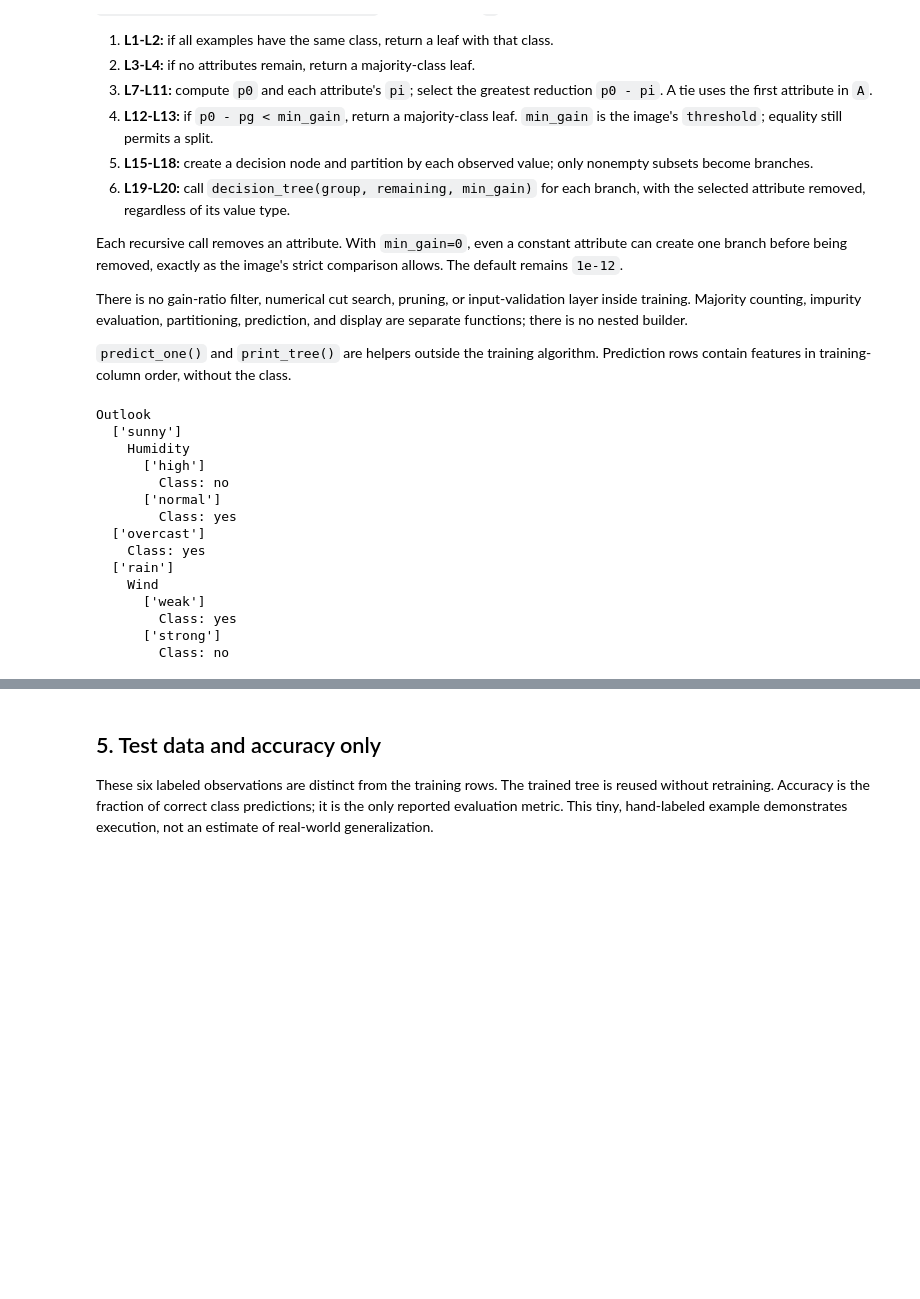
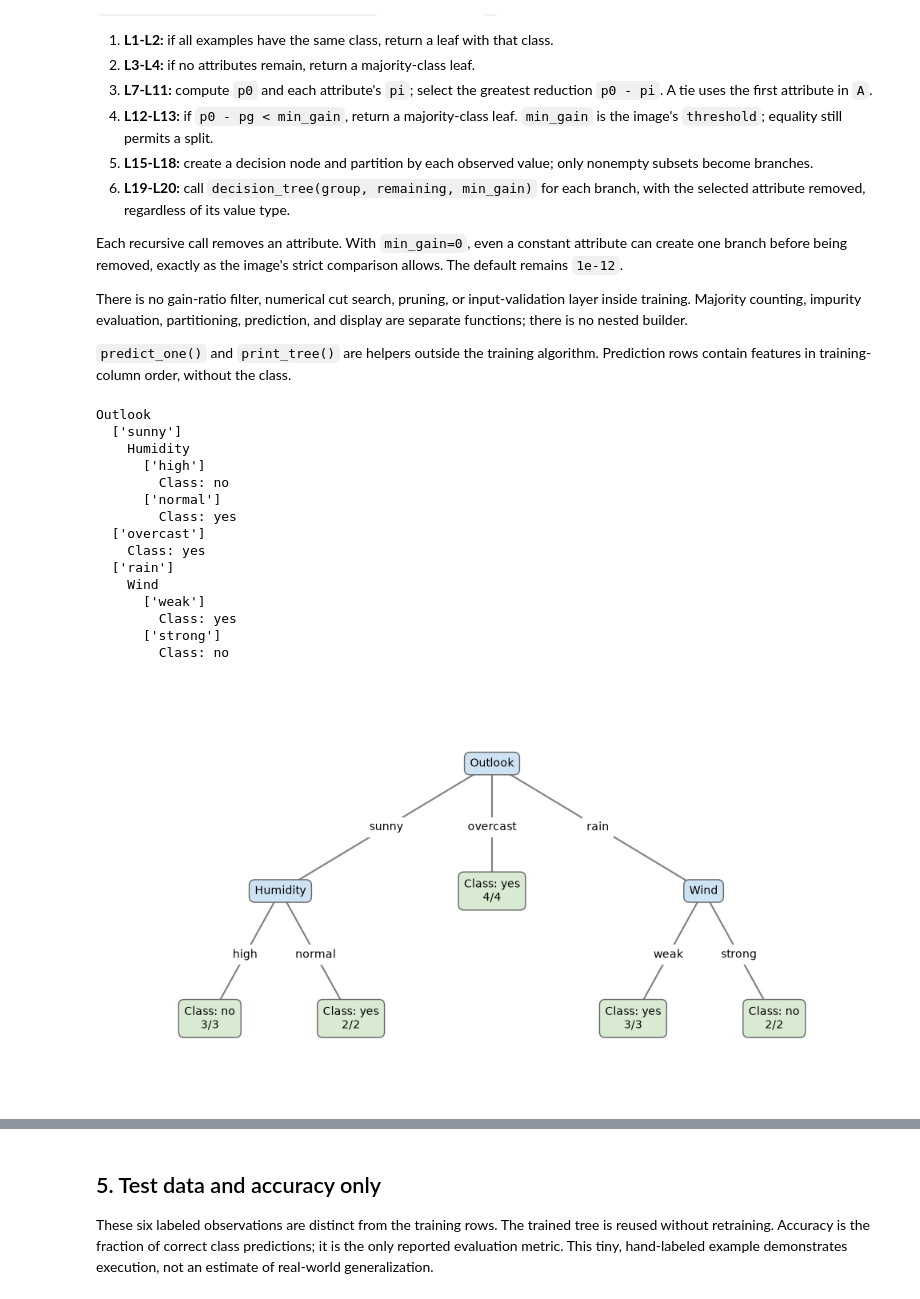
Before and after one commit to joaquinbianciotto/Decision-tree-research, a Jupyter notebook: decision-tree.ipynb, the cells around one changed output, grey strips where cells are left out. Cells and saved outputs as stored; diff of their text form; code cells hidden in the pictures; blank space fills up the shorter version.

Commit message:
visualizacion del arbol en celda

```diff
--- a/decision-tree.ipynb
+++ b/decision-tree.ipynb
@@ -65,6 +66,8 @@ class Node:  # Define la estructura del nodo T del pseudocódigo.
         self.attribute = attribute  # L15: atributo de decisión; None indica que el nodo es una hoja.
         self.threshold = threshold  # Campo opcional de los auxiliares; el entrenamiento literal no usa cortes.
         self.children = {}  # L19: almacena las ramas y sus subárboles hijos.
+        self.sample_count = None  # Unknown until a leaf is built from training rows.
+        self.predicted_class_count = None
 # %% [markdown]
 ## 3. Impurity evaluation
 
@@ -137,15 +140,23 @@ Prediction rows contain features in training-column order, without the class.
 # %%
 def majority_class(D):  # Auxiliar: obtiene la clase más frecuente para las hojas y el respaldo de predicción.
     return Counter(row[-1] for row in D).most_common(1)[0][0]  # En un empate, conserva la primera clase observada.
+
+
+def make_leaf(D, prediction):
+    """Record support from this leaf's training subset, not evaluation rows."""
+    leaf = Node(prediction)
+    leaf.sample_count = len(D)
+    leaf.predicted_class_count = sum(row[-1] == prediction for row in D)
+    return leaf
 
 
 def decision_tree(D, A, min_gain=1e-12):  # Devuelve T; min_gain corresponde a threshold en la imagen.
     A = list(A)  # Conserva una lista local de los atributos disponibles.
     classes = {row[-1] for row in D}  # L1: obtiene las clases presentes en D.
     if len(classes) == 1:  # L1: todos los ejemplos pertenecen a la misma clase.
-        return Node(D[0][-1])  # L2: crea una hoja etiquetada con esa clase.
+        return make_leaf(D, D[0][-1])  # L2: create a pure-class leaf.
     elif not A:  # L3: no quedan atributos para dividir D.
-        return Node(majority_class(D))  # L4: crea una hoja con la clase más frecuente.
+        return make_leaf(D, majority_class(D))  # L4: create a majority-class leaf.
     else:  # L5-L6: D mezcla clases y todavía hay atributos disponibles.
         p0 = impurityEval_1(D)  # L7: calcula la impureza inicial de D.
         impurities = []  # Guarda la impureza posterior de cada atributo.
@@ -154,7 +165,7 @@ def decision_tree(D, A, min_gain=1e-12):  # Devuelve T; min_gain corresponde a t
             impurities.append((Ai, pi))  # L10: conserva el resultado de esta evaluación.
         Ag, pg = min(impurities, key=lambda item: item[1])  # L11: minimizar pg maximiza p0 - pg.
         if p0 - pg < min_gain:  # L12: la reducción es menor que el umbral de la imagen.
-            return Node(majority_class(D))  # L13: crea una hoja con la clase más frecuente.
+            return make_leaf(D, majority_class(D))  # L13: create a majority-class leaf.
         else:  # L14: la reducción alcanza el umbral.
             node = Node(majority_class(D), attribute=Ag)  # L15: crea T como nodo de decisión sobre Ag.
             groups = partition(Ag, D)  # L16: divide D según los valores observados de Ag.
@@ -180,30 +191,96 @@ def print_tree(node, columns, indent=""):  # Paso adicional: muestra el árbol e
     if node.attribute is None:  # Reconoce una hoja como las creadas en L2, L4 o L13.
         print(f"{indent}Class: {node.prediction}")  # Muestra la clase cj asignada a la hoja.
         return  # Termina la visualización de esta hoja.
     print(f"{indent}{columns[node.attribute]}")  # Muestra el nombre del atributo Ag del nodo de decisión.
     for branch, child in node.children.items():  # Recorre las ramas y los subárboles creados en L19-L20.
         label = repr(branch)  # Prepara la etiqueta del valor categórico vj.
         if node.threshold is not None:  # Comprueba si la rama pertenece a una división numérica.
             label = f"{'<=' if branch else '>'} {node.threshold:g}"  # Muestra qué lado del umbral representa esta rama.
         print(f"{indent}  [{label}]")  # Imprime la condición de la rama.
         print_tree(child, columns, indent + "    ")  # Muestra recursivamente el subárbol hijo Tj con mayor sangría.
 
 
+def tree_layout(tree):
+    """Space leaves evenly and center each parent over its children."""
+    nodes, edges = [], []
+    next_leaf = 0
+
+    def visit(node, depth):
+        nonlocal next_leaf
+        children = [(branch, visit(child, depth + 1))
+                    for branch, child in node.children.items()]
+        if children:
+            x = (children[0][1][0] + children[-1][1][0]) / 2
+        else:
+            x = next_leaf
+            next_leaf += 1
+        position = (x, -depth)
+        nodes.append((node, position))
+        for branch, child_position in children:
+            label = str(branch)
+            if node.threshold is not None:
+                label = f"{'<=' if branch else '>'} {node.threshold:g}"
+            edges.append((position, child_position, label))
+        return position
+
+    visit(tree, 0)
+    return nodes, edges
+
+
+def plot_tree(tree, columns):
+    """Display the custom tree without changing it or installing dependencies."""
+    try:
+        import matplotlib.pyplot as plt
+    except ModuleNotFoundError as error:
+        if error.name != 'matplotlib':
+            raise
+        print('Tree plot unavailable: matplotlib is not installed; see the text tree above.')
+        return None
+
+    nodes, edges = tree_layout(tree)
+    width = max(position[0] for _, position in nodes) + 1
+    depth = -min(position[1] for _, position in nodes)
+    fig, ax = plt.subplots(figsize=(max(6, 2 * width), max(3, 1.8 * (depth + 1))))
+    for start, end, label in edges:
+        ax.plot([start[0], end[0]], [start[1], end[1]], color='0.5', zorder=1)
+        ax.text((start[0] + end[0]) / 2, (start[1] + end[1]) / 2, label,
+                ha='center', va='center', parse_math=False,
+                bbox=dict(facecolor='white', edgecolor='none'), zorder=2)
+    for node, (x, y) in nodes:
+        leaf = node.attribute is None
+        label = f'Class: {node.prediction}' if leaf else str(columns[node.attribute])
+        if leaf:
+            total = node.sample_count if node.sample_count is not None else 'unknown'
+            matching = node.predicted_class_count if node.predicted_class_count is not None else 'unknown'
+            label += f'\n{matching}/{total}'
+        ax.text(x, y, label, ha='center', va='center', parse_math=False,
+                bbox=dict(boxstyle='round,pad=0.5', facecolor='#d9ead3' if leaf else '#cfe2f3',
+                          edgecolor='0.4'), zorder=3)
+    ax.set_xlim(-0.75, width - 0.25)
+    ax.set_ylim(-depth - 0.6, 0.6)
+    ax.set_axis_off()
+    fig.tight_layout()
+    plt.show()
+    return fig, ax
+
+
 tree = decision_tree(D, A)  # Invoca el algoritmo con los datos y atributos para obtener el árbol entrenado.
 print_tree(tree, columns)  # Muestra el árbol resultante al finalizar el cuarto bloque.
+plot_tree(tree, columns)  # Display the diagram in this training cell's output.
 # %% [output]
 Outlook
   ['sunny']
     Humidity
       ['high']
         Class: no
       ['normal']
         Class: yes
   ['overcast']
     Class: yes
   ['rain']
     Wind
       ['weak']
         Class: yes
       ['strong']
         Class: no
+[figure, added]
```
Also changed, not shown: parts of 2 cells of this notebook, 2 other files.
